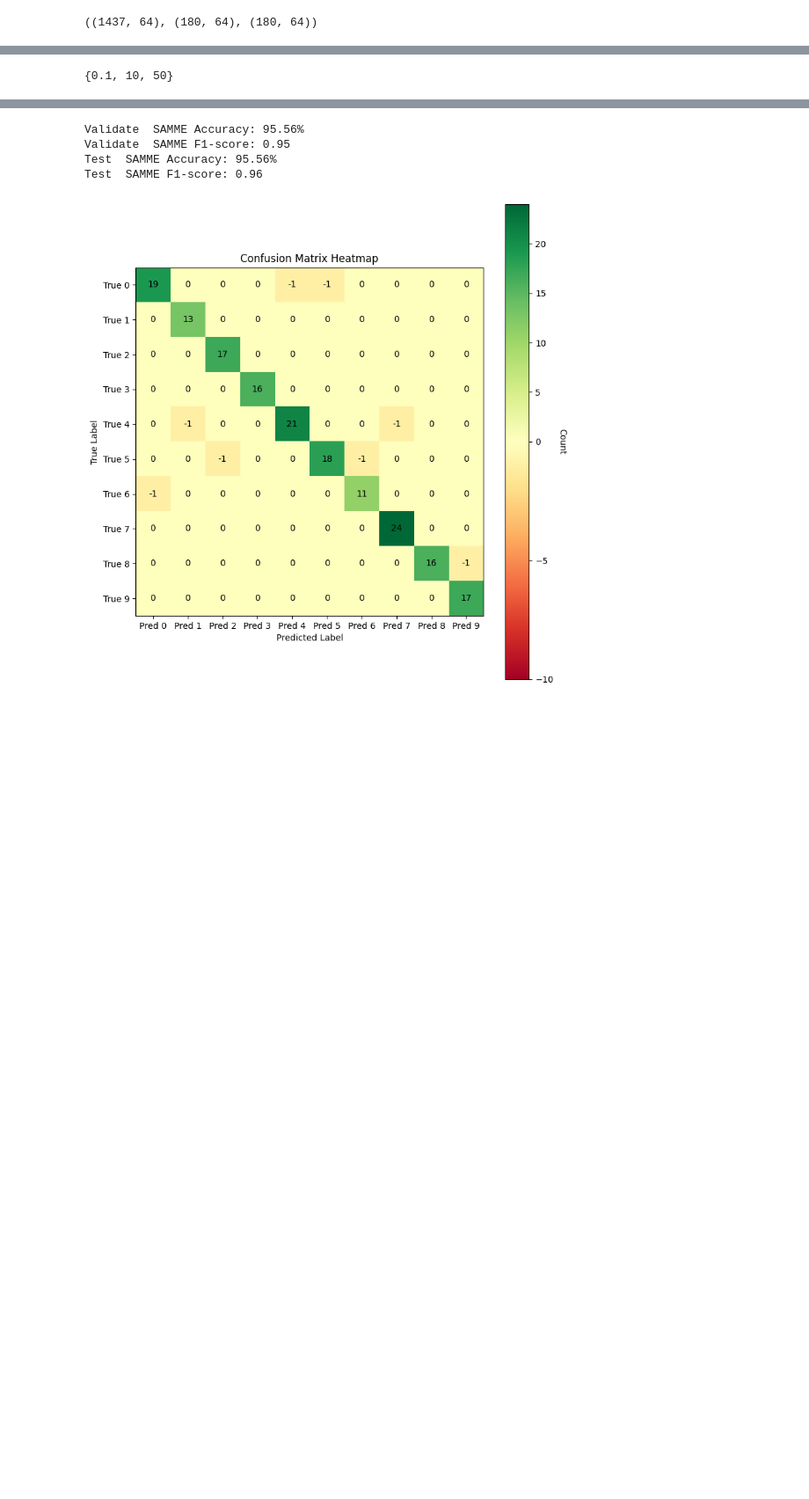
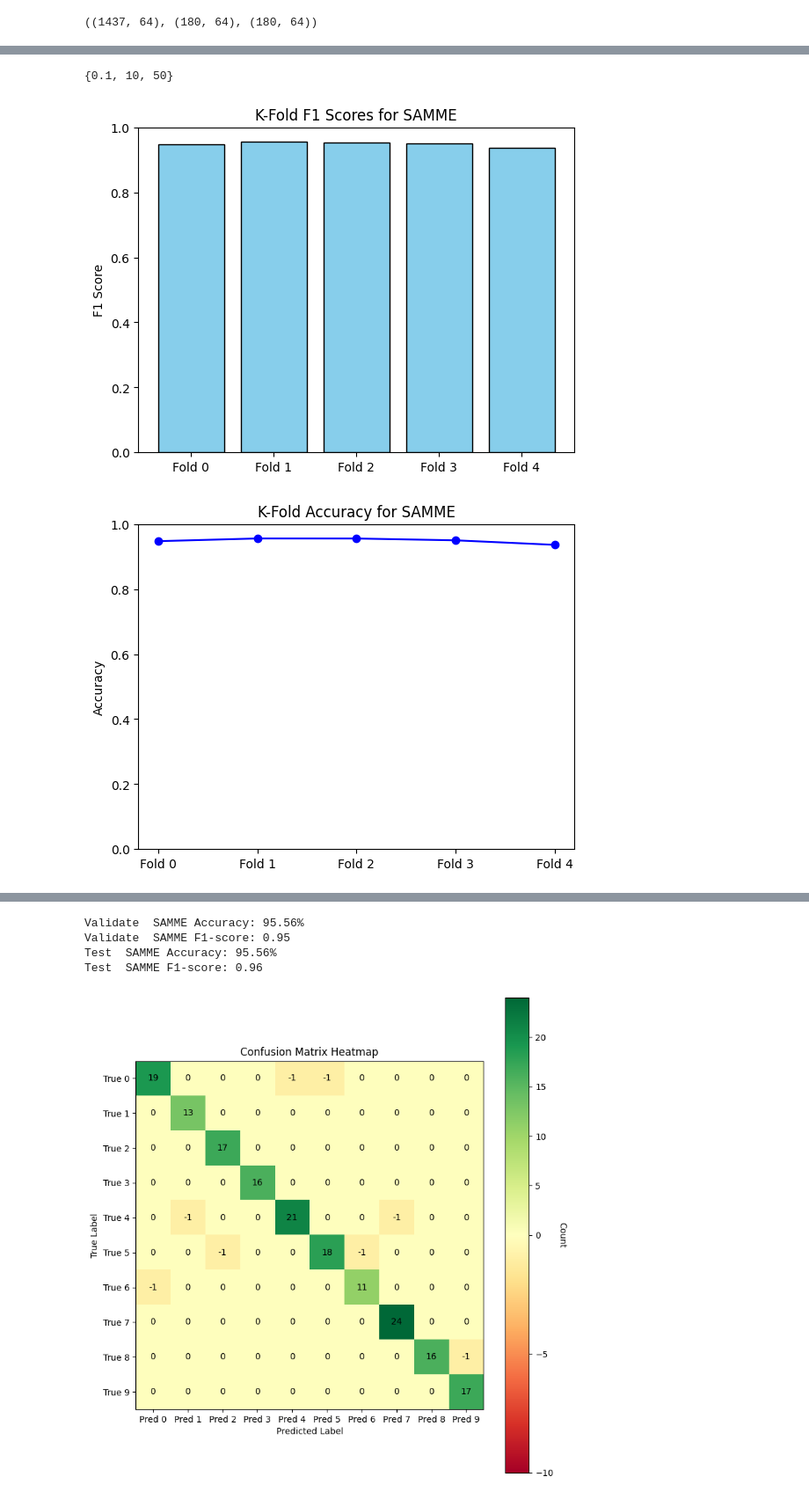
Before and after one commit to RizPur/MALIS-Project, a Jupyter notebook: Project_3/experiment.ipynb, the cells around one changed output, grey strips where cells are left out. Shown at 88% size. Saved outputs shown, nothing was run; the diff lists cells and outputs as text; code cells hidden in the pictures; blank space fills up the shorter version.

Commit message:
k fold plots added

```diff
--- a/Project_3/experiment.ipynb
+++ b/Project_3/experiment.ipynb
@@ -312,7 +320,7 @@ i = 1
 for T_ in T_candidates:
     for alpha_ in alpha_candidates:
         for epoch_ in epoch_candidates:
-            f1_cv,acc_cv = cross_val_samme(X, y, T_, alpha_, epoch_, n_splits=5)
+            fold_f1s, acc_vals, f1_cv,acc_cv = cross_val_samme(X, y, T_, alpha_, epoch_, n_splits=5)
             f1_cvs.append(f1_cv)
             acc_cvs.append(acc_cv)
             params[i] = (T_, alpha_, epoch_, f1_cv, acc_cv)
@@ -363,14 +371,27 @@ params
-# %%
-best_T, best_alpha, best_epoch = best_params
-print({ best_T,best_alpha, best_epoch})
-
-# f1_final, y_test_pred = run_samme(
-#     X_train_final, y_train_final,
-#     X_test, y_test,
-#     T=best_T, alpha=best_alpha, epoch=best_epoch
-# )
-# %% [output]
-{0.1, 10, 50}
+# %%
+best_T, best_alpha, best_epoch = best_params
+print({ best_T,best_alpha, best_epoch})
+
+folds = np.arange(len(fold_f1s))
+# Bar Chart of Per-Fold F1 Scores
+plt.bar(folds, fold_f1s, color='skyblue', edgecolor='black')
+plt.xticks(folds, [f"Fold {i}" for i in folds])
+plt.ylabel("F1 Score")
+plt.title("K-Fold F1 Scores for SAMME")
+plt.ylim([0, 1])  # If you expect F1 in [0..1]
+plt.show()
+
+# Line Chart of Accuracy vs. Fold
+plt.plot(folds, acc_vals, marker='o', color='blue')
+plt.xticks(folds, [f"Fold {i}" for i in folds])
+plt.ylabel("Accuracy")
+plt.title("K-Fold Accuracy for SAMME")
+plt.ylim([0, 1])
+plt.show()
+# %% [output]
+{0.1, 10, 50}
+[figure, added]
+[figure, added]
 # %%
 Weak_classifier_perceptrons,F1s,weight_Weak_classifier = run_samme(
             X_train, y_train,
```
Also changed, not shown: parts of 5 cells of this notebook.
